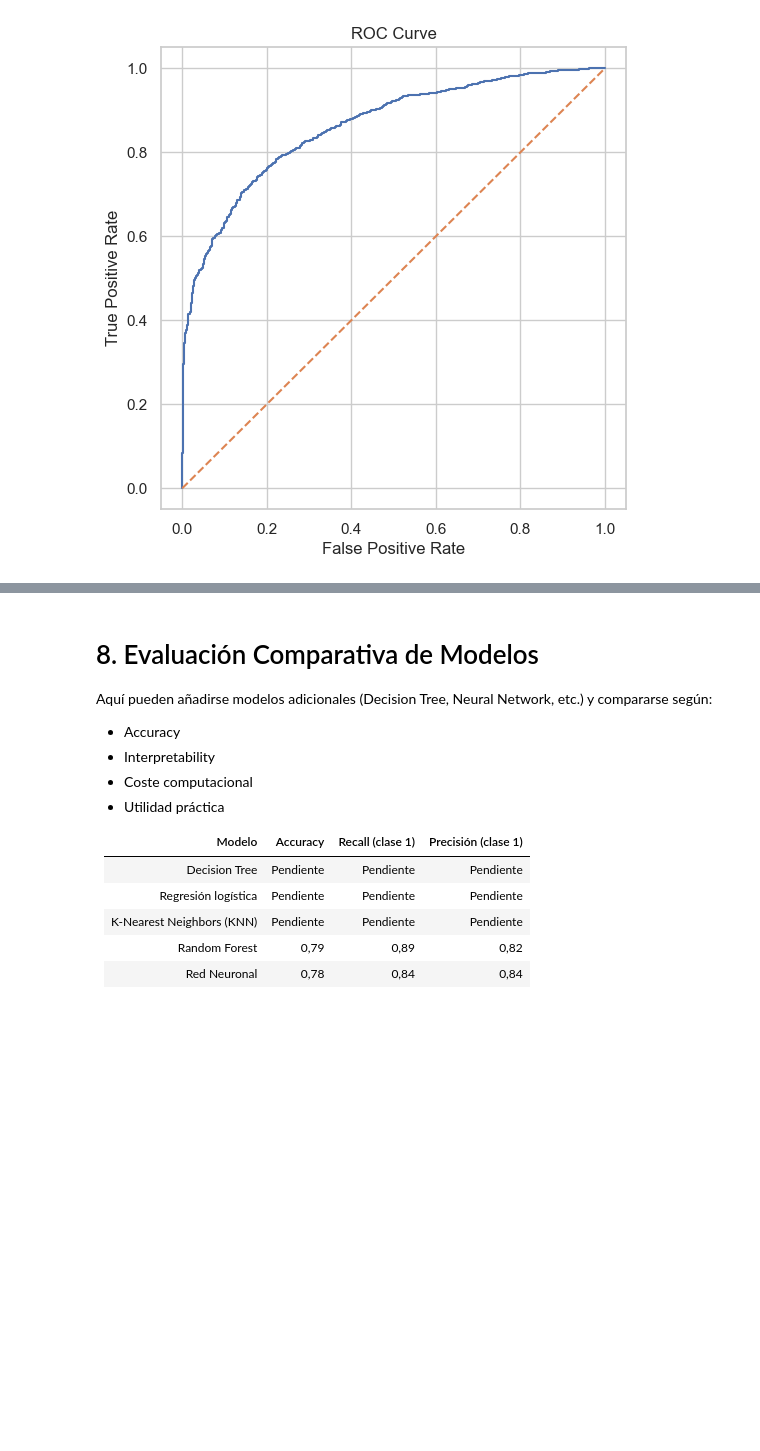
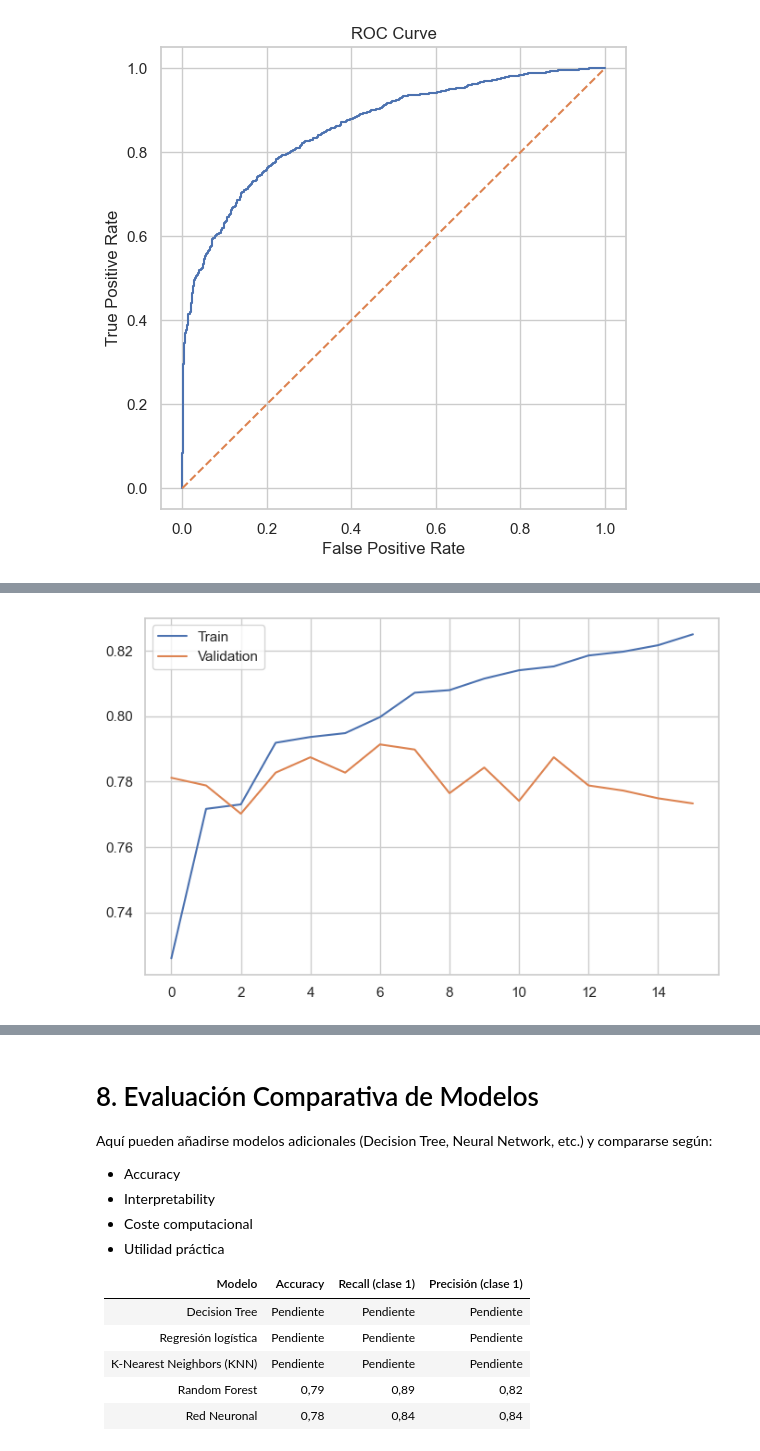
Before and after one commit to nrapun/proyecto_AA, a Jupyter notebook: notebook_proyectoAA.ipynb, the cells around one changed output, grey strips where cells are left out. Drawn from its saved outputs; the diff is of its cells as text; code cells hidden in the pictures; blank space fills up the shorter version.

```diff
--- a/notebook_proyectoAA.ipynb
+++ b/notebook_proyectoAA.ipynb
@@ -1235,0 +1479,12 @@ comparacion.head(20)
+# %%
+plt.figure(figsize=(8,5))
+
+plt.plot(history.history['accuracy'])
+
+plt.plot(history.history['val_accuracy'])
+
+plt.legend(['Train','Validation'])
+
+plt.show()
+# %% [output]
+[figure, added]
```
Also changed, not shown: parts of 58 cells of this notebook.
